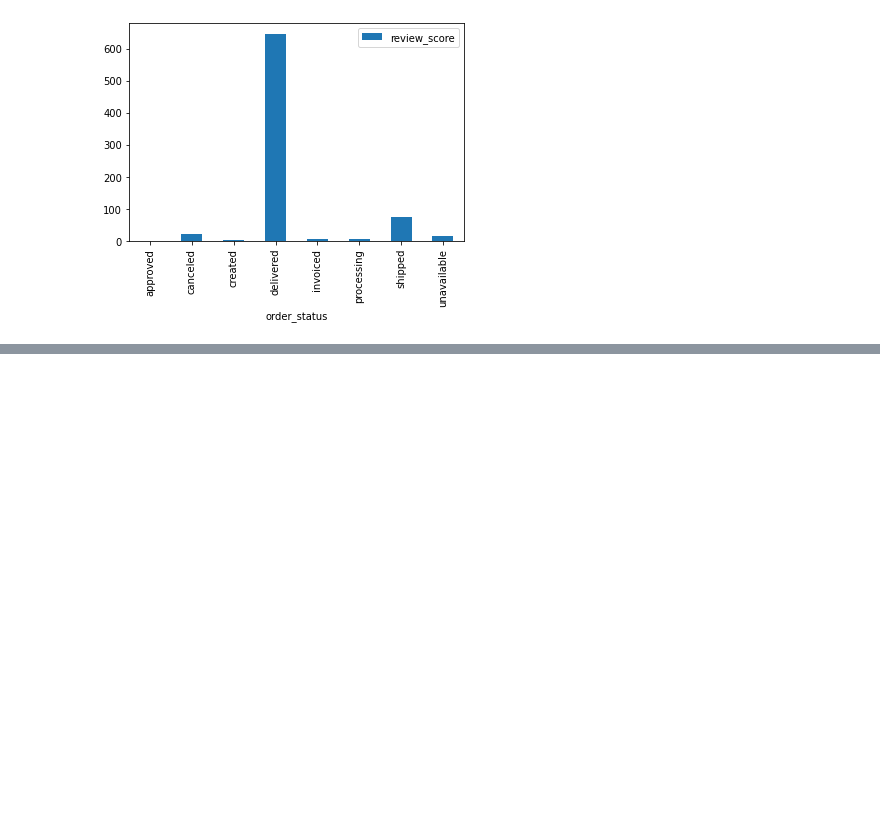
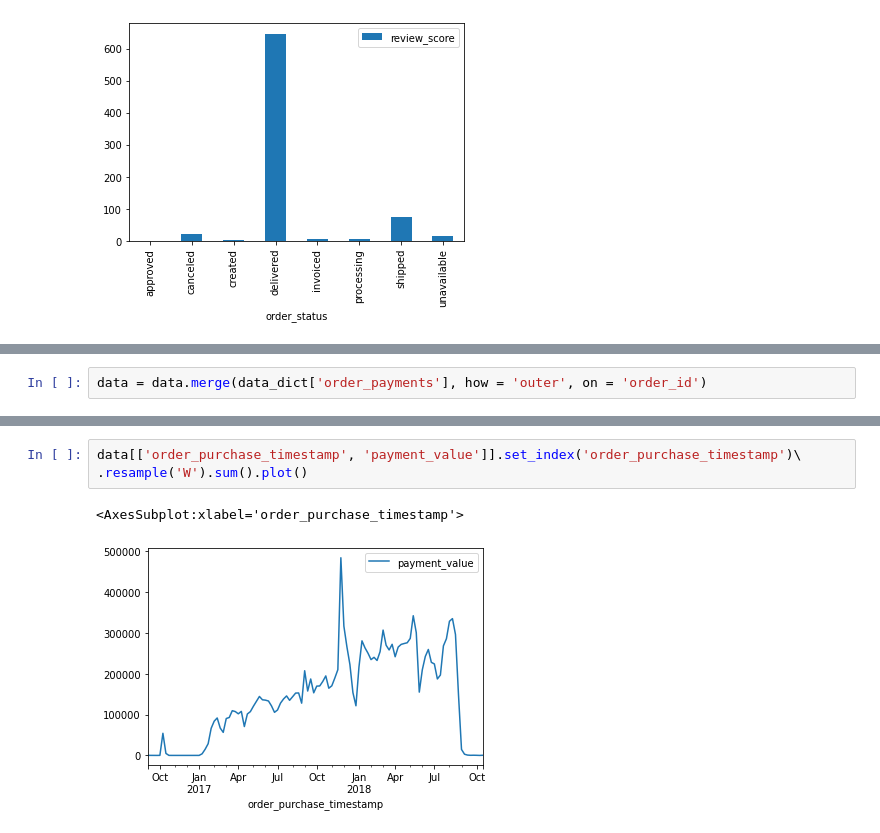
Before and after one commit to 1985shree/olist, a Jupyter notebook: notebooks/note3_business_metrics.ipynb, the cells around one changed output, grey strips where cells are left out. Drawn from its saved outputs; the diff is of its cells as text; blank space fills up the shorter version.

```diff
--- a/notebooks/note3_business_metrics.ipynb
+++ b/notebooks/note3_business_metrics.ipynb
@@ -173,0 +157,2 @@ Name: review_id, Length: 98495, dtype: int64
+# %%
+data = data.merge(data_dict['order_payments'], how = 'outer', on = 'order_id')
@@ -173,0 +170,6 @@ Name: review_id, Length: 98495, dtype: int64
+# %%
+data[['order_purchase_timestamp', 'payment_value']].set_index('order_purchase_timestamp')\
+.resample('W').sum().plot()
+# %% [output]
+<AxesSubplot:xlabel='order_purchase_timestamp'>
+[figure, added]
```
Also changed, not shown: parts of 27 cells of this notebook.
